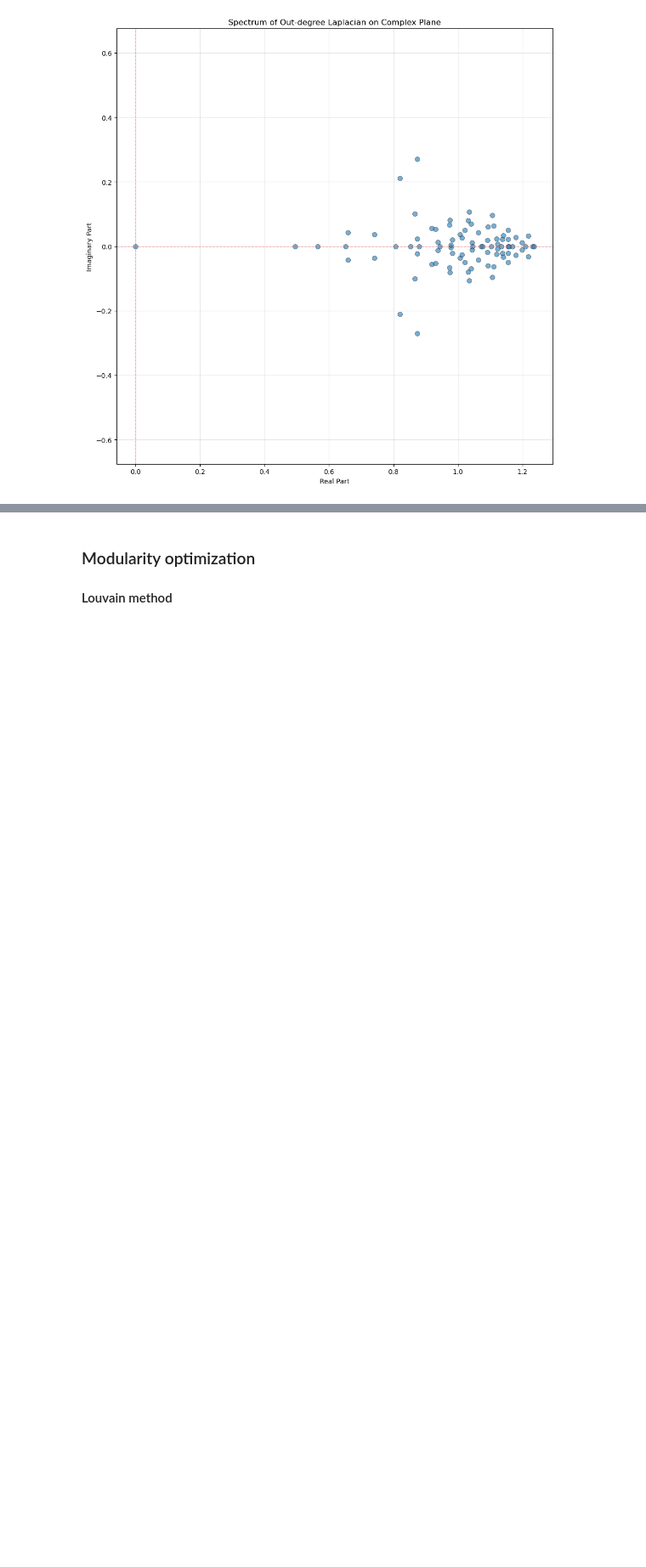
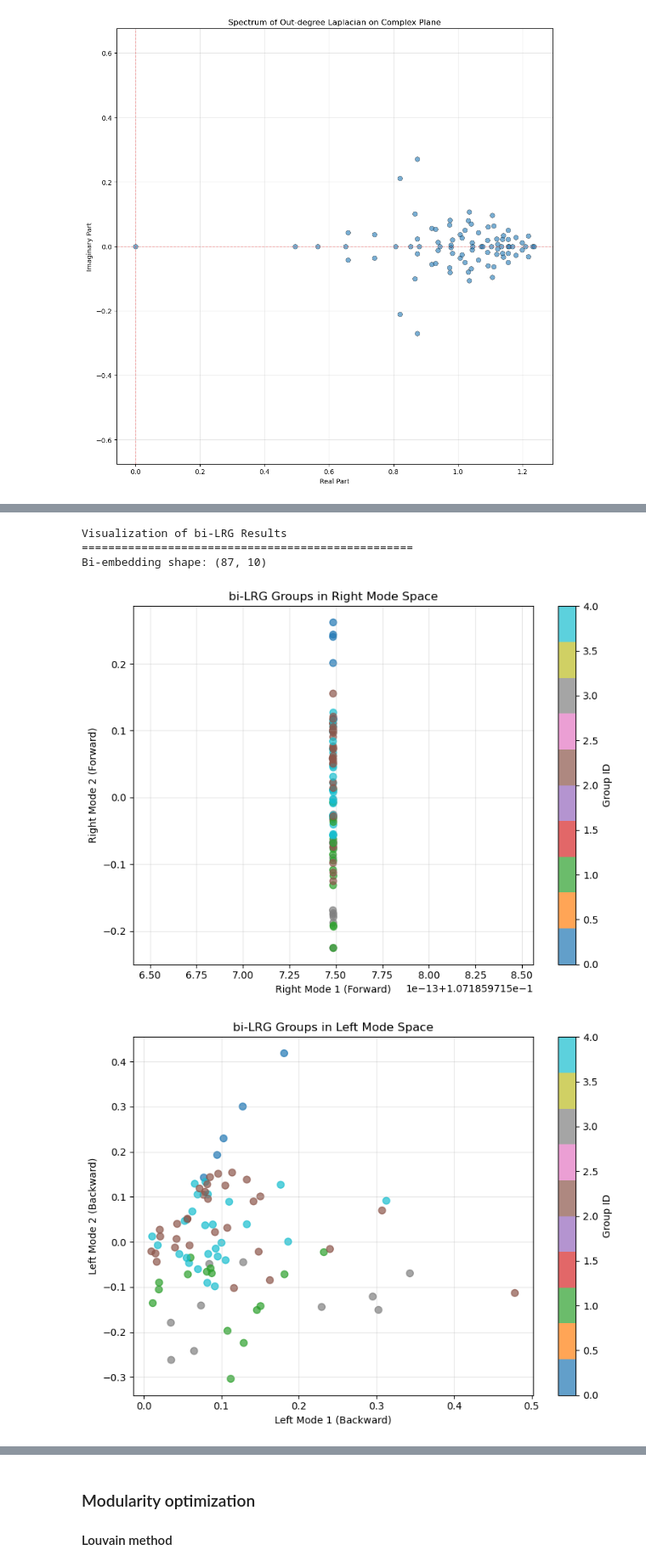
Before and after one commit to CharlesXu-Jingyue/MesoCompPrimitives, a Jupyter notebook: notebooks/poc.ipynb, the cells around one changed output, grey strips where cells are left out. Shown at 85% size. Saved outputs shown, nothing was run; the diff lists cells and outputs as text; code cells hidden in the pictures; blank space fills up the shorter version.

```diff
--- a/notebooks/poc.ipynb
+++ b/notebooks/poc.ipynb
@@ -1535,0 +1586,43 @@ Coarse Laplacian stats: min=-0.3836, max=0.6522, mean=0.0683
+# %%
+# Visualize bi-LRG results
+print("Visualization of bi-LRG Results")
+print("=" * 50)
+
+# Get bi-embedding for visualization
+X_biembed = bilrg.get_embedding()
+print(f"Bi-embedding shape: {X_biembed.shape}")
+
+# Visualize bi-embedding in 2D (first two principal components)
+# Plot 1: First 2 dimensions of right modes (forward dynamics)
+plt.figure(figsize=(8, 6))
+plt.scatter(X_biembed[:, 0], X_biembed[:, 1], c=groups,
+            cmap='tab10', alpha=0.7, s=50)
+plt.xlabel('Right Mode 1 (Forward)')
+plt.ylabel('Right Mode 2 (Forward)')
+plt.title('bi-LRG Groups in Right Mode Space')
+plt.grid(True, alpha=0.3)
+cbar1 = plt.colorbar()
+cbar1.set_label('Group ID')
+plt.tight_layout()
+plt.show()
+
+# Plot 2: First 2 dimensions of left modes (backward dynamics)
+plt.figure(figsize=(8, 6))
+k_half = X_biembed.shape[1] // 2
+plt.scatter(X_biembed[:, k_half], X_biembed[:, k_half + 1], c=groups,
+            cmap='tab10', alpha=0.7, s=50)
+plt.xlabel('Left Mode 1 (Backward)')
+plt.ylabel('Left Mode 2 (Backward)')
+plt.title('bi-LRG Groups in Left Mode Space')
+plt.grid(True, alpha=0.3)
+cbar2 = plt.colorbar()
+cbar2.set_label('Group ID')
+
+plt.tight_layout()
+plt.show()
+# %% [output]
+Visualization of bi-LRG Results
+==================================================
+Bi-embedding shape: (87, 10)
+[figure, added]
+[figure, added]
```
Also changed, not shown: parts of 27 cells of this notebook, 6 other files.
